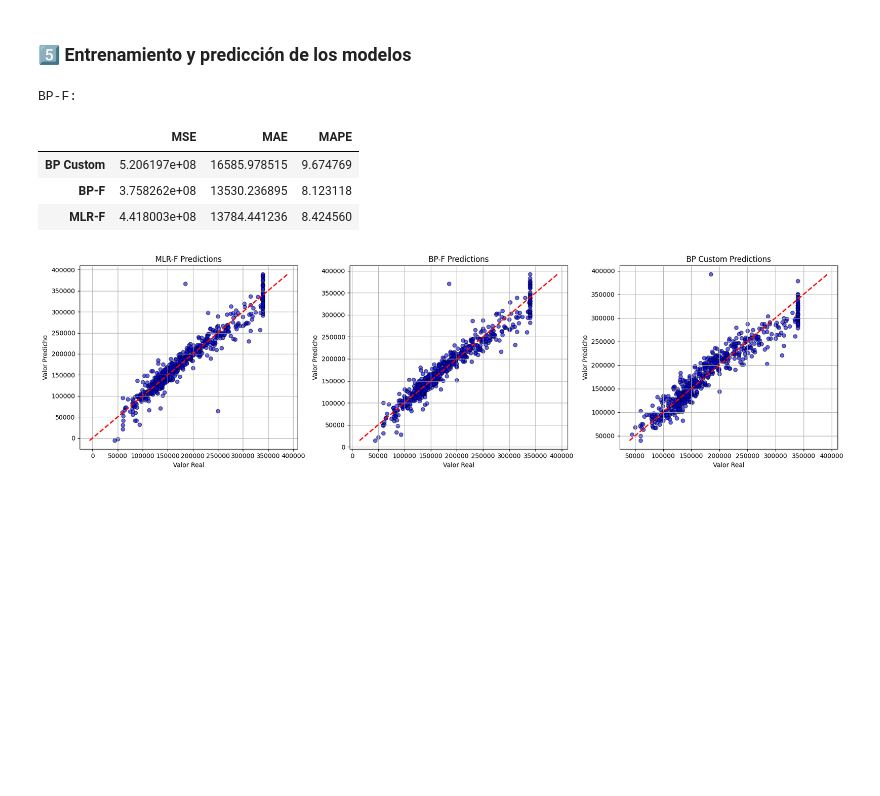
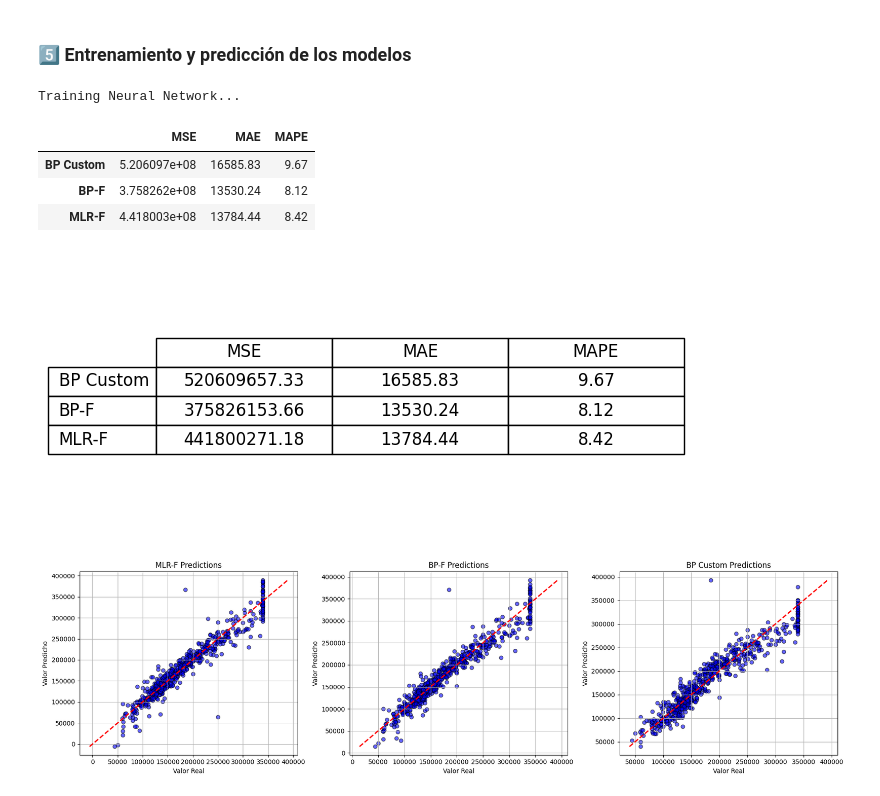
Before and after one commit to mcabanillassilva/Activity-1-NAEC, a Jupyter notebook: src/part_3/notebook_part_3.ipynb, the cells around one changed output. Drawn from its saved outputs; the diff is of its cells as text; code cells hidden in the pictures; blank space fills up the shorter version.

Commit message:
loss epochs refined and add images generated

```diff
--- a/src/part_3/notebook_part_3.ipynb
+++ b/src/part_3/notebook_part_3.ipynb
@@ -96,10 +97,11 @@ else:
 # %%
 # BP Custom Neural Network
 
-nn, pid_test, y_test_values, preds_bp, trainer = run_training(activation_function, verbose=True, CSV_TRAIN=TRAIN_CSV, CSV_VAL=VAL_CSV, CSV_TEST=TEST_CSV)
+nn, pid_test, y_test_values, preds_bp, trainer = run_training(activation_function, verbose=False, CSV_TRAIN=TRAIN_CSV, CSV_VAL=VAL_CSV, CSV_TEST=TEST_CSV) # Verbose False to avoid too much output
 
-print("BP Custom:")
 bp_custom_evaluation = evaluate_model(y_test_values, preds_bp)
+# %% [output]
+Training Neural Network...
 # %%
 # BP-F Model
 activation_map_bp_f = {
@@ -113,10 +115,7 @@ activation_bp_f = activation_map_bp_f[activation_function]
 
 preds_bp_f, bp_f_model = train_bp_f(X_train_scaled, y_train_transformed, X_test_scaled, activation_bp_f)
 
-print("BP-F:")
 bpf_evaluation = evaluate_model(y_test, preds_bp_f)
-# %% [output]
-BP-F:
 # %%
 # MLR-F Model
 preds_mlr_f, mlr_model = train_mlr_f(X_train, y_train, X_test)
@@ -125,18 +123,37 @@ print("MLR-F:")
 mlfr_evaluation = evaluate_model(y_test, preds_mlr_f)
 # %%
-# Comparative Metrics
-metrics = pd.DataFrame({
+metrics_df = pd.DataFrame({
     "BP Custom": bp_custom_evaluation,
     "BP-F": bpf_evaluation,
     "MLR-F": mlfr_evaluation
 }).T
 
-display(metrics)
+metrics_df = metrics_df.round(2)
+
+display(metrics_df)
+
+fig, ax = plt.subplots(figsize=(8, 3))
+ax.axis('off')
+table = ax.table(
+    cellText=metrics_df.values,
+    colLabels=metrics_df.columns,
+    rowLabels=metrics_df.index,
+    cellLoc='center',
+    loc='center'
+)
+table.auto_set_font_size(False)
+table.set_fontsize(12)
+table.scale(1.5, 1.5)
+
+plt.tight_layout()
+plt.savefig("model_metrics_table.png", bbox_inches='tight', dpi=300)
+plt.show()
 # %% [output]
 |  | MSE | MAE | MAPE |
-| BP Custom | 5.206197e+08 | 16585.978515 | 9.674769 |
-| BP-F | 3.758262e+08 | 13530.236895 | 8.123118 |
-| MLR-F | 4.418003e+08 | 13784.441236 | 8.424560 |
+| BP Custom | 5.206097e+08 | 16585.83 | 9.67 |
+| BP-F | 3.758262e+08 | 13530.24 | 8.12 |
+| MLR-F | 4.418003e+08 | 13784.44 | 8.42 |
+[figure, added]
 # %%
 model_results = {
     "MLR-F": (y_test, preds_mlr_f),
```
Also changed, not shown: parts of 2 cells of this notebook, 8 other files.
